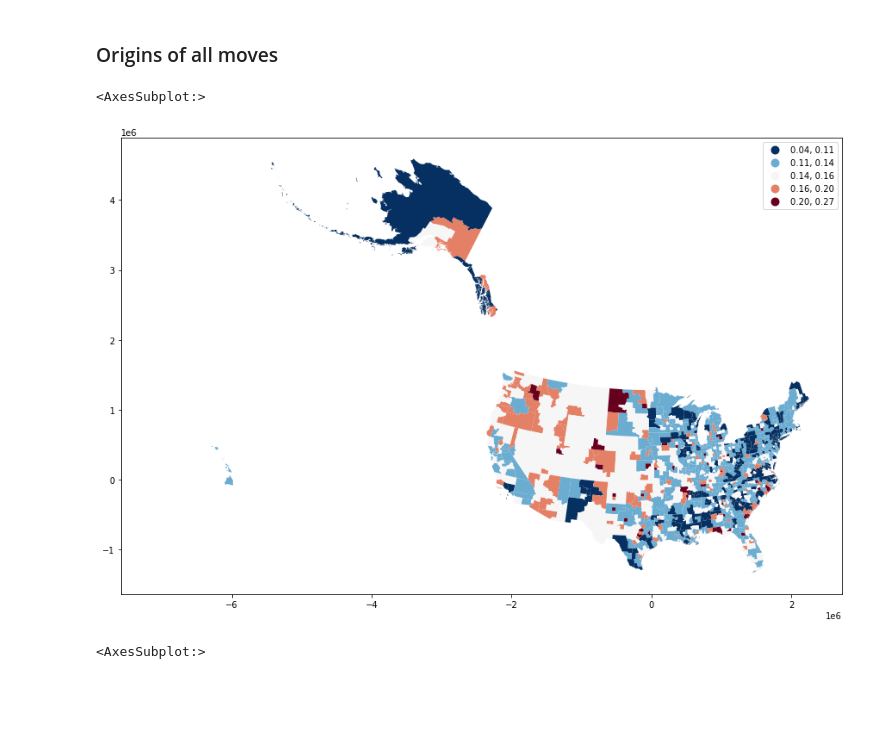
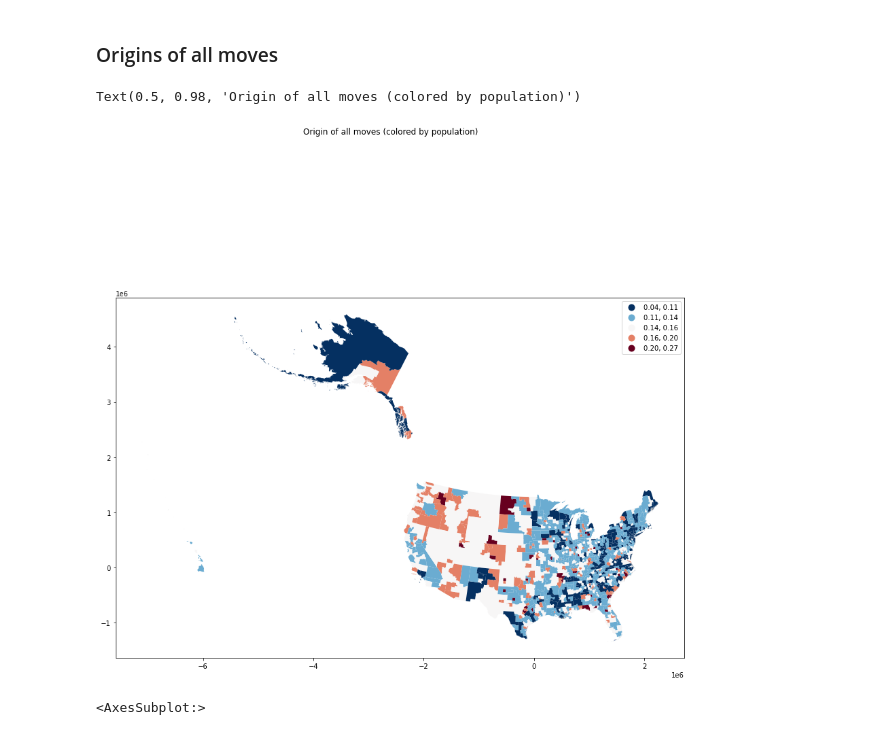
Before and after one commit to qiang-yi/PUMS_migration, a Jupyter notebook: Preprocess.ipynb, the cells around one changed output. Saved outputs shown, nothing was run; the diff lists cells and outputs as text; code cells hidden in the pictures; blank space fills up the shorter version.

```diff
--- a/Preprocess.ipynb
+++ b/Preprocess.ipynb
@@ -175,14 +191,18 @@ dest_loc.sort_values(['r_person'],ascending=False).head()
 # %% [markdown]
 ### Origins of all moves
 # %%
+fig, ax = plt.subplots()
 orig.plot(column='r_person',scheme='FisherJenks',
          categorical=False,
          cmap='RdBu_r',
          linewidth=5,
-         legend=True)
+         legend=True,
+         ax = ax)
+
+fig.suptitle('Origin of all moves (colored by population)')
 # %% [output]
-<AxesSubplot:>
+Text(0.5, 0.98, 'Origin of all moves (colored by population)')
-[figure, old version]
+[figure, new version]
 # %%
 dest.plot(column='person',scheme='FisherJenks',
          categorical=False,
```
Also changed, not shown: parts of 20 cells of this notebook.
